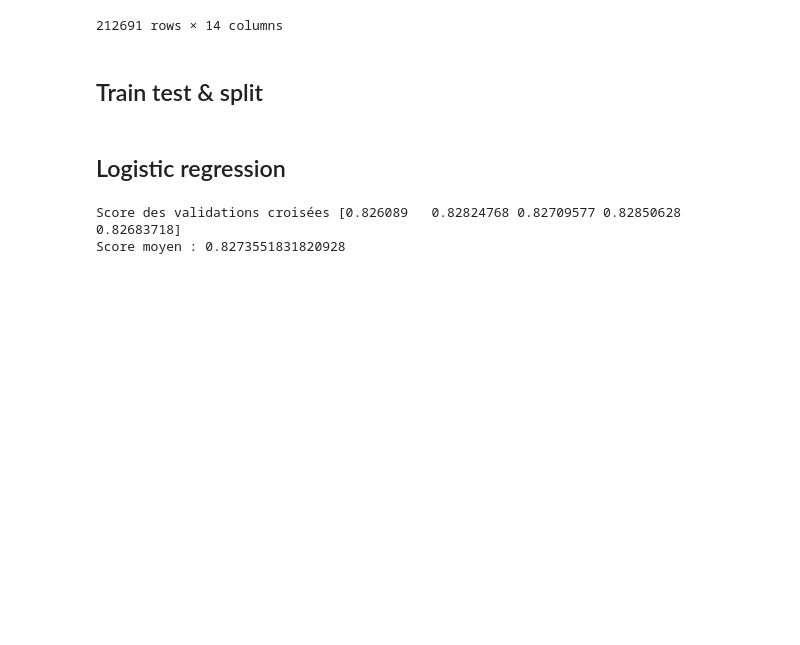
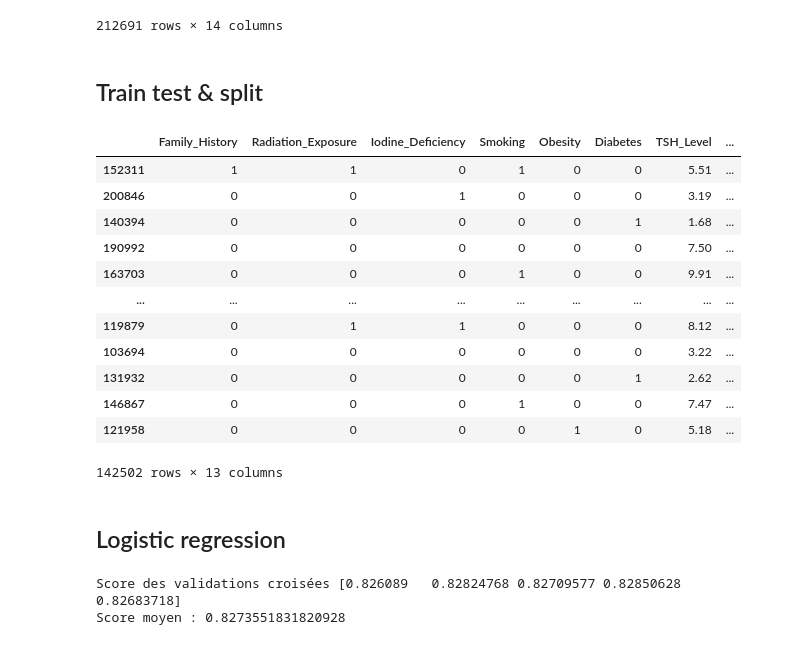
Before and after one commit to Death4Sword/ML_Cancer_Risk_Project, a Jupyter notebook: analyse_predictive.ipynb, the cells around one changed output. Saved outputs shown, nothing was run; the diff lists cells and outputs as text; code cells hidden in the pictures; blank space fills up the shorter version.

```diff
--- a/analyse_predictive.ipynb
+++ b/analyse_predictive.ipynb
@@ -69,6 +69,22 @@ X = df.drop(columns='Diagnosis')
 y = df['Diagnosis']
 
 X_train, X_test, y_train, y_test = train_test_split(X, y, test_size=0.33, random_state=42)
+# %%
+X_train
+# %% [output]
+|  | Family_History | Radiation_Exposure | Iodine_Deficiency | Smoking | Obesity | Diabetes | TSH_Level | ... |
+| 152311 | 1 | 1 | 0 | 1 | 0 | 0 | 5.51 | ... |
+| 200846 | 0 | 0 | 1 | 0 | 0 | 0 | 3.19 | ... |
+| 140394 | 0 | 0 | 0 | 0 | 0 | 1 | 1.68 | ... |
+| 190992 | 0 | 0 | 0 | 0 | 0 | 0 | 7.50 | ... |
+| 163703 | 0 | 0 | 0 | 1 | 0 | 0 | 9.91 | ... |
+| ... | ... | ... | ... | ... | ... | ... | ... | ... |
+| 119879 | 0 | 1 | 1 | 0 | 0 | 0 | 8.12 | ... |
+| 103694 | 0 | 0 | 0 | 0 | 0 | 0 | 3.22 | ... |
+| 131932 | 0 | 0 | 0 | 0 | 0 | 1 | 2.62 | ... |
+| 146867 | 0 | 0 | 0 | 1 | 0 | 0 | 7.47 | ... |
+| 121958 | 0 | 0 | 0 | 0 | 1 | 0 | 5.18 | ... |
+142502 rows × 13 columns
 # %%
 # print(f'Len x_train = {len(X_train)}')
 # print(f'Len x_test = {len(X_test)}')
```
Also changed, not shown: parts of 1 cell of this notebook, 3 other files.
